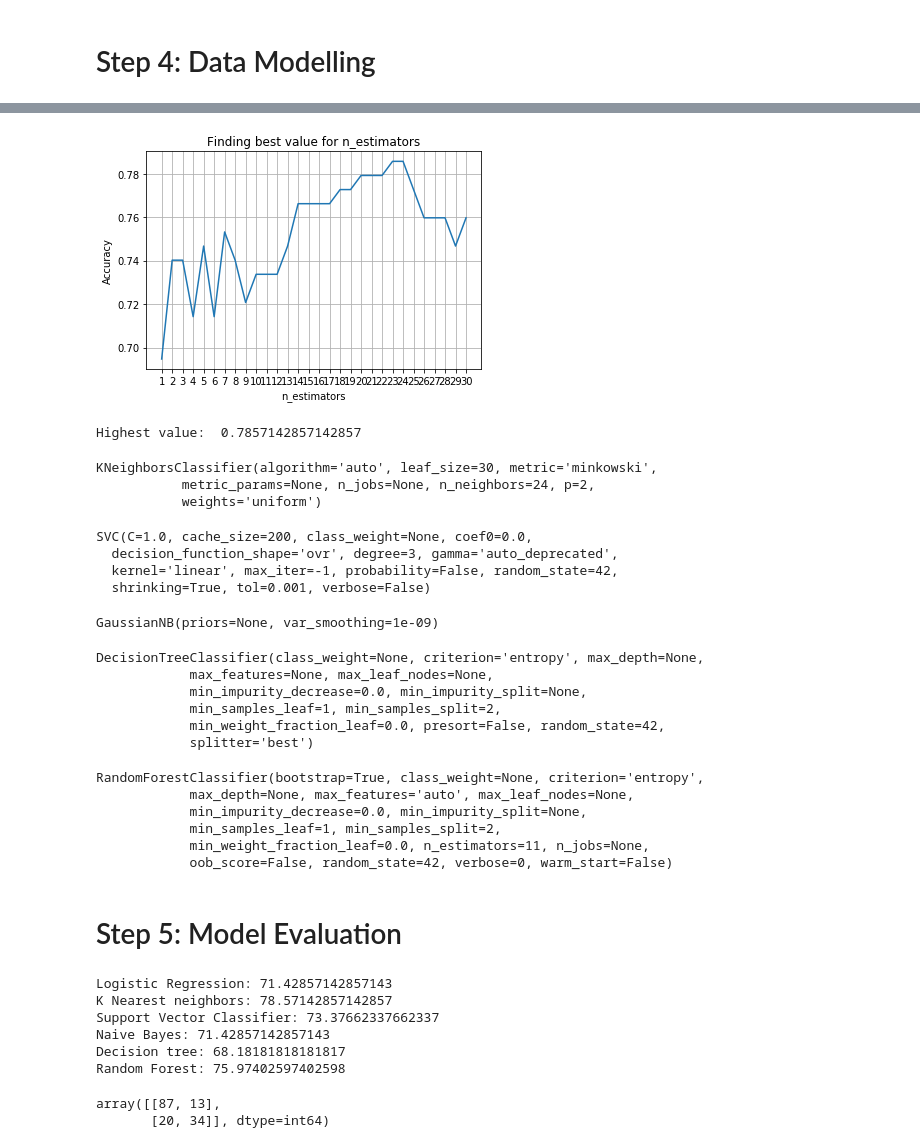
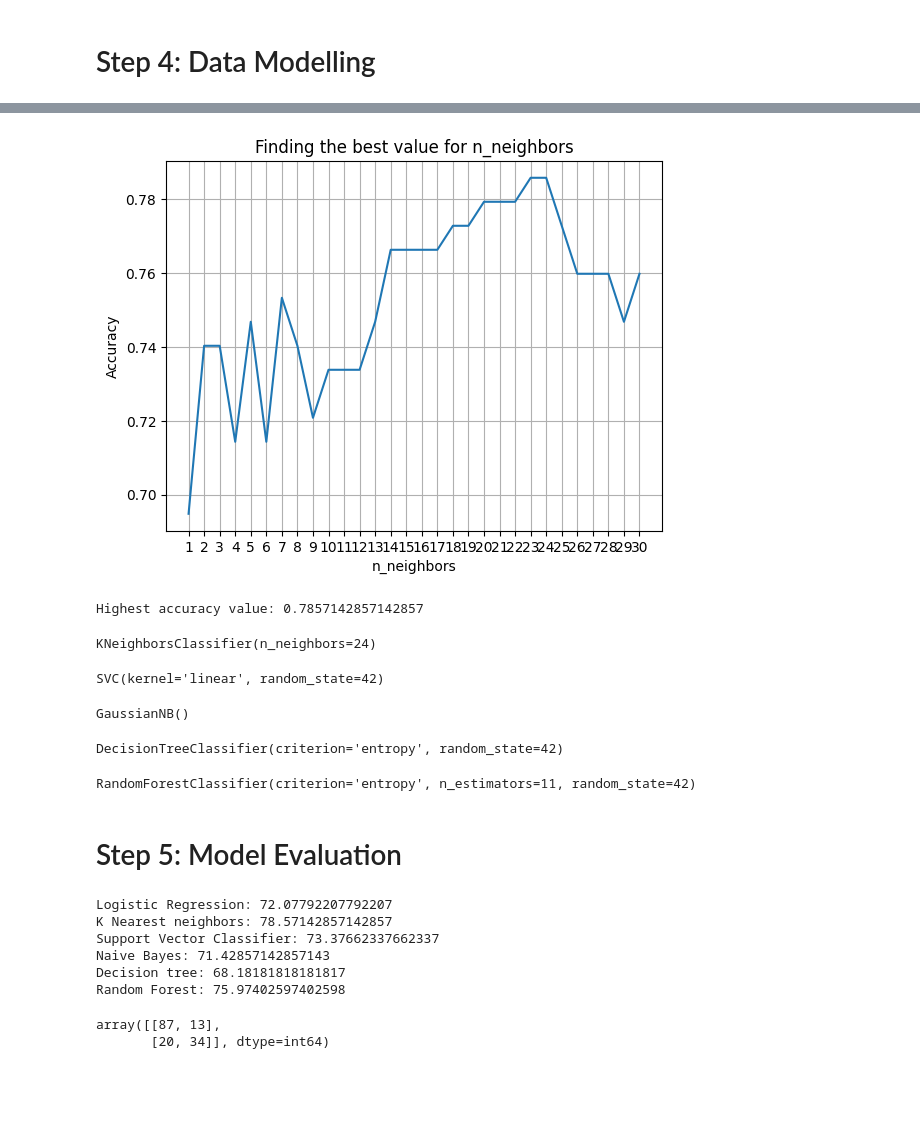
Before and after one commit to Nishant2428/AI-Driven-Early-Diabetes-Prediction-System, a Jupyter notebook: diabetes.ipynb, the cells around one changed output, grey strips where cells are left out. Cells and saved outputs as stored; diff of their text form; code cells hidden in the pictures; blank space fills up the shorter version.

Commit message:
Initial commit

```diff
--- a/diabetes.ipynb
+++ b/diabetes.ipynb
@@ -106,7 +106,7 @@ plt.subplots(figsize = (20, 15))
 length = len(col)
 
 for i, j in itertools.zip_longest(col, range(length)):
-    plt.subplot((length/2), 3, j + 1)
+    plt.subplot(int(length/2), 3, j + 1)
     plt.subplots_adjust(wspace = 0.1,hspace = 0.5)
     dataset[i].hist(bins = 20)
     plt.title(i)
@@ -218,78 +215,67 @@ LogisticRegression(C=1.0, class_weight=None, dual=False, fit_intercept=True,
 # %%
 # Plotting a graph for n_neighbors
 from sklearn import metrics
 from sklearn.neighbors import KNeighborsClassifier
 
 X_axis = list(range(1, 31))
-acc = pd.Series()
-x = range(1,31)
+acc = pd.Series()  # Initialize an empty Pandas Series
 
-for i in list(range(1, 31)):
-    knn_model = KNeighborsClassifier(n_neighbors = i)
+for i in range(1, 31):
+    knn_model = KNeighborsClassifier(n_neighbors=i)
     knn_model.fit(X_train, Y_train)
     prediction = knn_model.predict(X_test)
-    acc = acc.append(pd.Series(metrics.accuracy_score(prediction, Y_test)))
+    acc = pd.concat([acc, pd.Series(metrics.accuracy_score(prediction, Y_test))])
+
+# Resetting index to avoid unexpected behavior
+acc.reset_index(drop=True, inplace=True)
+
 plt.plot(X_axis, acc)
-plt.xticks(x)
-plt.title("Finding best value for n_estimators")
-plt.xlabel("n_estimators")
+plt.xticks(range(1, 31))
+plt.title("Finding the best value for n_neighbors")
+plt.xlabel("n_neighbors")
 plt.ylabel("Accuracy")
 plt.grid()
 plt.show()
-print('Highest value: ',acc.values.max())
+
+print('Highest accuracy value:', acc.max())
 # %% [output]
-[figure, old version]
+[figure, new version]
-Highest value:  0.7857142857142857
+Highest accuracy value: 0.7857142857142857
 # %%
 # K nearest neighbors Algorithm
 from sklearn.neighbors import KNeighborsClassifier
 knn = KNeighborsClassifier(n_neighbors = 24, metric = 'minkowski', p = 2)
 knn.fit(X_train, Y_train)
 # %% [output]
-KNeighborsClassifier(algorithm='auto', leaf_size=30, metric='minkowski',
-           metric_params=None, n_jobs=None, n_neighbors=24, p=2,
-           weights='uniform')
+KNeighborsClassifier(n_neighbors=24)
 # %%
 # Support Vector Classifier Algorithm
 from sklearn.svm import SVC
 svc = SVC(kernel = 'linear', random_state = 42)
 svc.fit(X_train, Y_train)
 # %% [output]
-SVC(C=1.0, cache_size=200, class_weight=None, coef0=0.0,
-  decision_function_shape='ovr', degree=3, gamma='auto_deprecated',
-  kernel='linear', max_iter=-1, probability=False, random_state=42,
-  shrinking=True, tol=0.001, verbose=False)
+SVC(kernel='linear', random_state=42)
 # %%
 # Naive Bayes Algorithm
 from sklearn.naive_bayes import GaussianNB
 nb = GaussianNB()
 nb.fit(X_train, Y_train)
 # %% [output]
-GaussianNB(priors=None, var_smoothing=1e-09)
+GaussianNB()
 # %%
 # Decision tree Algorithm
 from sklearn.tree import DecisionTreeClassifier
 dectree = DecisionTreeClassifier(criterion = 'entropy', random_state = 42)
 dectree.fit(X_train, Y_train)
 # %% [output]
-DecisionTreeClassifier(class_weight=None, criterion='entropy', max_depth=None,
-            max_features=None, max_leaf_nodes=None,
-            min_impurity_decrease=0.0, min_impurity_split=None,
-            min_samples_leaf=1, min_samples_split=2,
-            min_weight_fraction_leaf=0.0, presort=False, random_state=42,
-            splitter='best')
+DecisionTreeClassifier(criterion='entropy', random_state=42)
 # %%
 # Random forest Algorithm
 from sklearn.ensemble import RandomForestClassifier
 ranfor = RandomForestClassifier(n_estimators = 11, criterion = 'entropy', random_state = 42)
 ranfor.fit(X_train, Y_train)
 # %% [output]
-RandomForestClassifier(bootstrap=True, class_weight=None, criterion='entropy',
-            max_depth=None, max_features='auto', max_leaf_nodes=None,
-            min_impurity_decrease=0.0, min_impurity_split=None,
-            min_samples_leaf=1, min_samples_split=2,
-            min_weight_fraction_leaf=0.0, n_estimators=11, n_jobs=None,
-            oob_score=False, random_state=42, verbose=0, warm_start=False)
+RandomForestClassifier(criterion='entropy', n_estimators=11, random_state=42)
 # %%
 # Making predictions on test dataset
 Y_pred_logreg = logreg.predict(X_test)
@@ -318,7 +304,7 @@ print("Naive Bayes: " + str(accuracy_nb * 100))
 print("Decision tree: " + str(accuracy_dectree * 100))
 print("Random Forest: " + str(accuracy_ranfor * 100))
 # %% [output]
-Logistic Regression: 71.42857142857143
+Logistic Regression: 72.07792207792207
 K Nearest neighbors: 78.57142857142857
 Support Vector Classifier: 73.37662337662337
 Naive Bayes: 71.42857142857143
```
Also changed, not shown: parts of 11 cells of this notebook, 5 other files.
